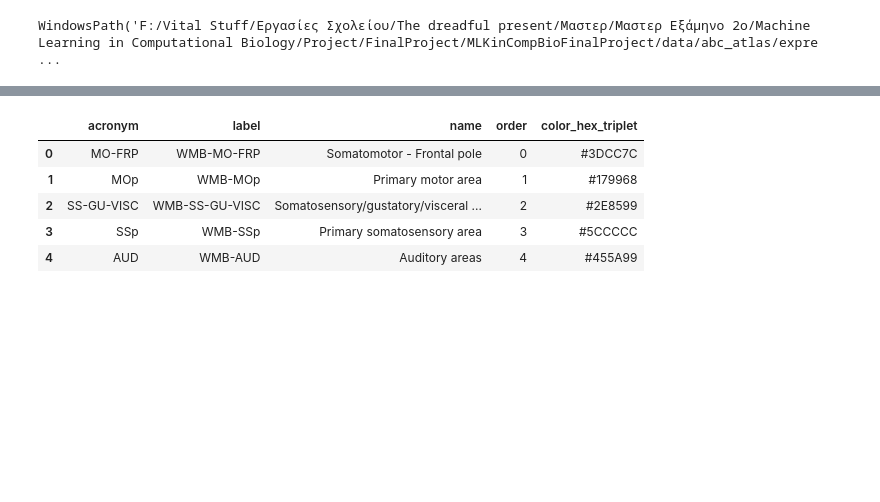
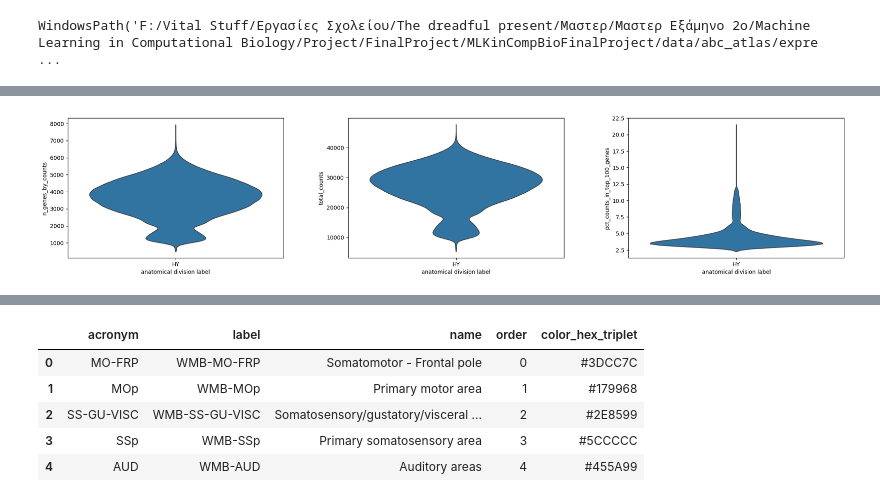
Before and after one commit to vex-me-not/MLKinCompBioFinalProject, a Jupyter notebook: datapre.ipynb, the cells around one changed output, grey strips where cells are left out. Cells and saved outputs as stored; diff of their text form; code cells hidden in the pictures; blank space fills up the shorter version.

```diff
--- a/datapre.ipynb
+++ b/datapre.ipynb
@@ -124,12 +125,13 @@ abc_cache.get_data_path(directory='WMB-10Xv2', file_name='WMB-10Xv2-TH/log2')
 # %% [output]
 WindowsPath('F:/Vital Stuff/Εργασίες Σχολείου/The dreadful present/Μαστερ/Μαστερ Εξάμηνο 2ο/Machine Learning in Computational Biology/Project/FinalProject/MLKinCompBioFinalProject/data/abc_atlas/expre ...
 # %%
-# adata= anndata.read_h5ad("./data/WMB-10Xv3-CTXsp-log2.h5ad",backed='r')
+adata= anndata.read_h5ad("./data/abc_atlas/expression_matrices/WMB-10Xv2/20230630/WMB-10Xv2-HY-log2.h5ad",backed=None) # sparse matrix with backed='r'
 
-# print(adata)
+print(adata)
 
 # print(adata.X)
-# print(adata.obs.head())
+print( "Obs header\n",adata.obs.head())
+print("\n Var header",adata.var.head())
 
-# sc.tl.umap(adata)
+# sc.tl.umap(adata) # we don't have umap coordinates
 # sc.pl.umap(adata=adata,color="cell_type")
@@ -135,0 +169,12 @@ WindowsPath('F:/Vital Stuff/Εργασίες Σχολείου/The dreadful prese
+# %%
+sc.pp.calculate_qc_metrics(adata, inplace=True)
+# %%
+sc.pl.violin(
+    adata,
+    keys=['n_genes_by_counts', 'total_counts', 'pct_counts_in_top_100_genes'],
+    groupby='anatomical_division_label',
+    jitter=0.4,
+    stripplot=False
+)
+# %% [output]
+[figure, added]
```
Also changed, not shown: parts of 9 cells of this notebook.
